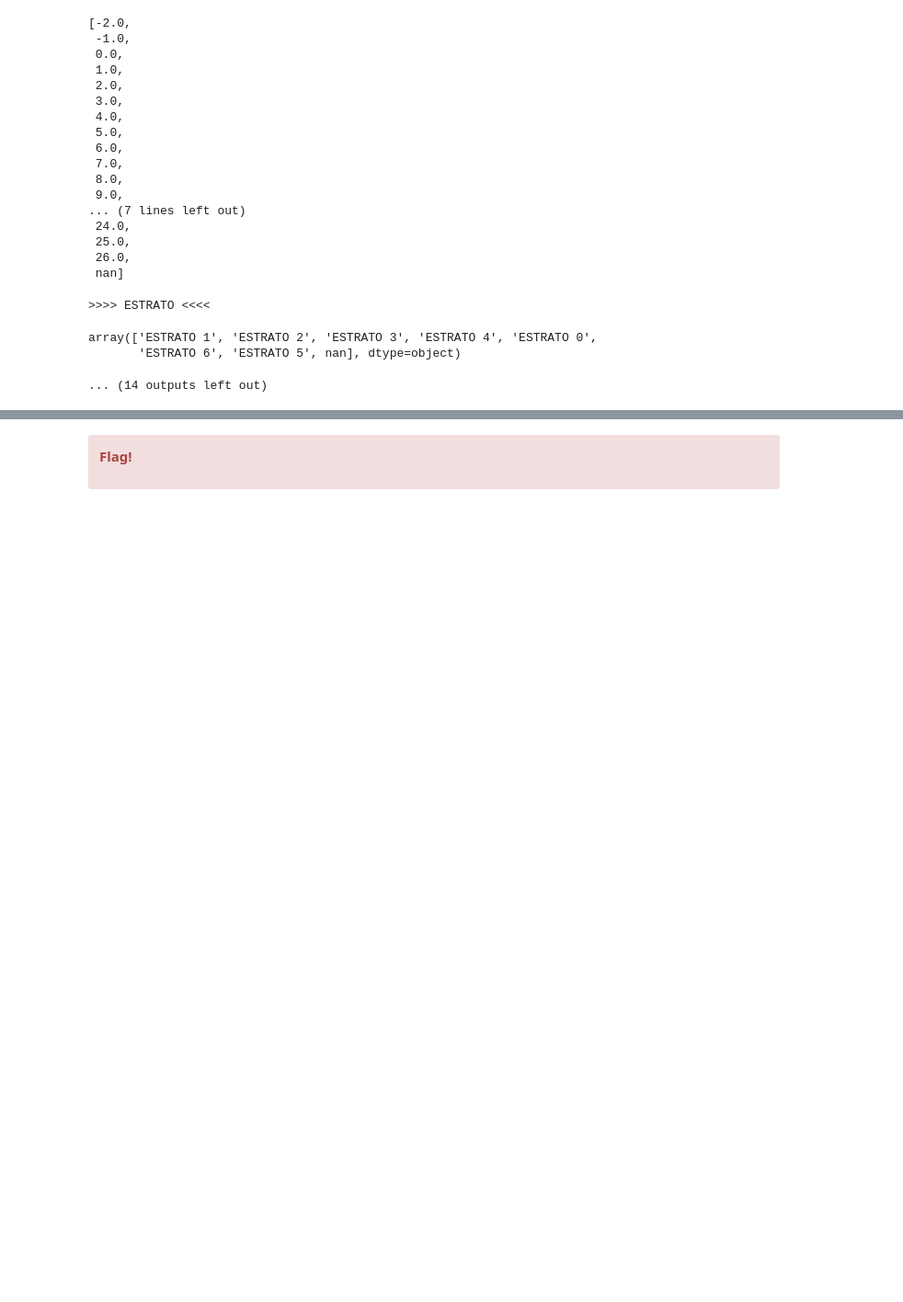
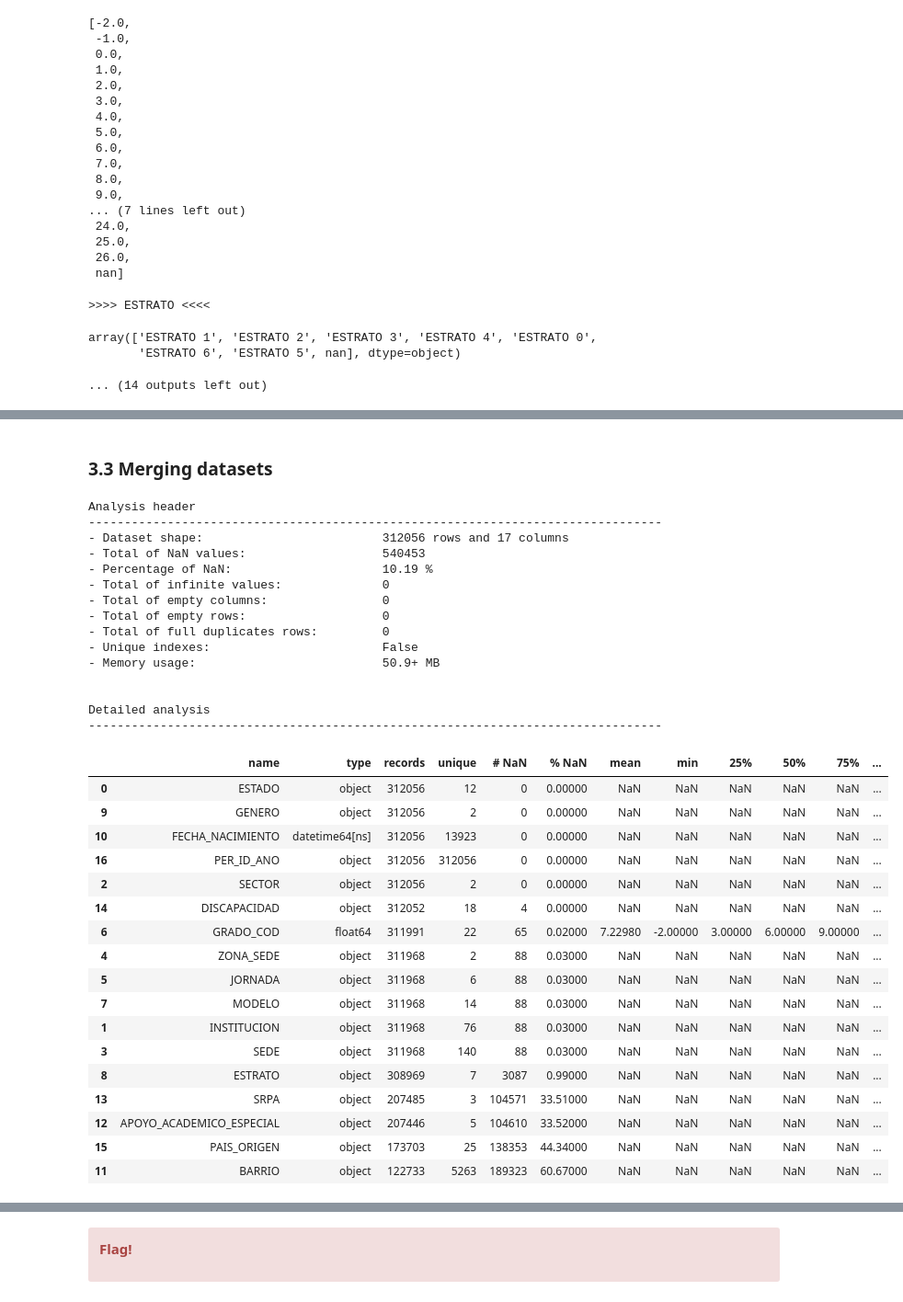
Before and after one commit to samirhinojosa/school-dropout-in-sogamoso, a Jupyter notebook: notebooks/school_dropout_eda - 07062022.ipynb, the cells around one changed output, grey strips where cells are left out. Shown: that part at 92% size. Cells and saved outputs as stored; diff of their text form; code cells hidden in the pictures; blank space fills up the shorter version.

```diff
--- a/notebooks/school_dropout_eda - 07062022.ipynb
+++ b/notebooks/school_dropout_eda - 07062022.ipynb
@@ -713,0 +758,3 @@ NameError: name 'C' is not defined
+# %%
+pd.set_option("display.max_columns", None) # To show all column in the dataset
+df_schools_MEN.head(3)
@@ -713,0 +766,2 @@ NameError: name 'C' is not defined
+# %%
+pd.reset_option("display.max_columns") # reset max of showing cols
@@ -713,0 +933,3 @@ NameError: name 'C' is not defined
+# %%
+pd.set_option("display.max_columns", None) # To show all column in the dataset
+pd.set_option("display.max_rows", None)  # To show all rows in the dataset
@@ -713,0 +993,3 @@ NameError: name 'C' is not defined
+# %%
+pd.reset_option("display.max_columns")  # reset max of showing cols
+pd.reset_option("display.max_rows")  # reset max of showing rows
@@ -713,0 +1025,38 @@ NameError: name 'C' is not defined
+# %% [markdown]
+### 3.3 Merging datasets
+# %%
+df_analysis(df_students, analysis_type="complete")
+# %% [output]
+Analysis header
+--------------------------------------------------------------------------------
+- Dataset shape:                         312056 rows and 17 columns
+- Total of NaN values:                   540453
+- Percentage of NaN:                     10.19 %
+- Total of infinite values:              0
+- Total of empty columns:                0
+- Total of empty rows:                   0
+- Total of full duplicates rows:         0
+- Unique indexes:                        False
+- Memory usage:                          50.9+ MB
+
+
+Detailed analysis
+--------------------------------------------------------------------------------
+|  | name | type | records | unique | # NaN | % NaN | mean | min | 25% | 50% | 75% | ... |
+| 0 | ESTADO | object | 312056 | 12 | 0 | 0.00000 | NaN | NaN | NaN | NaN | NaN | ... |
+| 9 | GENERO | object | 312056 | 2 | 0 | 0.00000 | NaN | NaN | NaN | NaN | NaN | ... |
+| 10 | FECHA_NACIMIENTO | datetime64[ns] | 312056 | 13923 | 0 | 0.00000 | NaN | NaN | NaN | NaN | NaN | ... |
+| 16 | PER_ID_ANO | object | 312056 | 312056 | 0 | 0.00000 | NaN | NaN | NaN | NaN | NaN | ... |
+| 2 | SECTOR | object | 312056 | 2 | 0 | 0.00000 | NaN | NaN | NaN | NaN | NaN | ... |
+| 14 | DISCAPACIDAD | object | 312052 | 18 | 4 | 0.00000 | NaN | NaN | NaN | NaN | NaN | ... |
+| 6 | GRADO_COD | float64 | 311991 | 22 | 65 | 0.02000 | 7.22980 | -2.00000 | 3.00000 | 6.00000 | 9.00000 | ... |
+| 4 | ZONA_SEDE | object | 311968 | 2 | 88 | 0.03000 | NaN | NaN | NaN | NaN | NaN | ... |
+| 5 | JORNADA | object | 311968 | 6 | 88 | 0.03000 | NaN | NaN | NaN | NaN | NaN | ... |
+| 7 | MODELO | object | 311968 | 14 | 88 | 0.03000 | NaN | NaN | NaN | NaN | NaN | ... |
+| 1 | INSTITUCION | object | 311968 | 76 | 88 | 0.03000 | NaN | NaN | NaN | NaN | NaN | ... |
+| 3 | SEDE | object | 311968 | 140 | 88 | 0.03000 | NaN | NaN | NaN | NaN | NaN | ... |
+| 8 | ESTRATO | object | 308969 | 7 | 3087 | 0.99000 | NaN | NaN | NaN | NaN | NaN | ... |
+| 13 | SRPA | object | 207485 | 3 | 104571 | 33.51000 | NaN | NaN | NaN | NaN | NaN | ... |
+| 12 | APOYO_ACADEMICO_ESPECIAL | object | 207446 | 5 | 104610 | 33.52000 | NaN | NaN | NaN | NaN | NaN | ... |
+| 15 | PAIS_ORIGEN | object | 173703 | 25 | 138353 | 44.34000 | NaN | NaN | NaN | NaN | NaN | ... |
+| 11 | BARRIO | object | 122733 | 5263 | 189323 | 60.67000 | NaN | NaN | NaN | NaN | NaN | ... |
```
Also changed, not shown: parts of 42 cells of this notebook, 1 other file.
